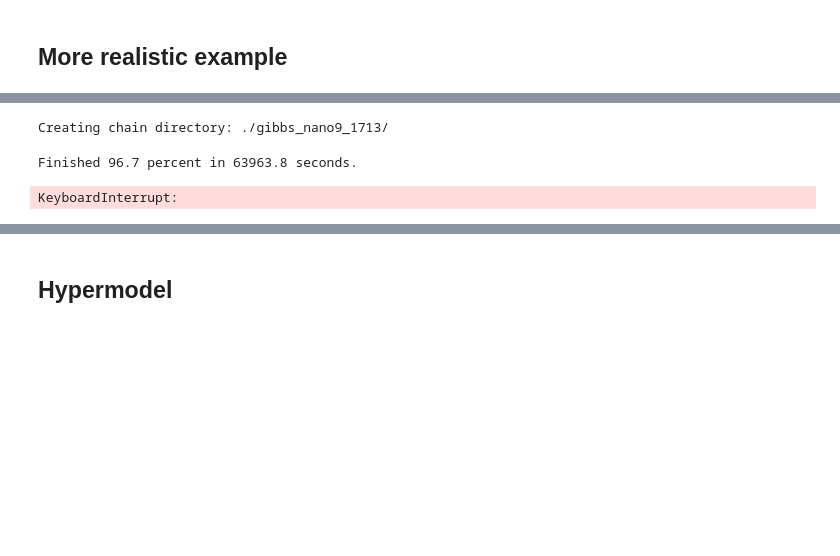
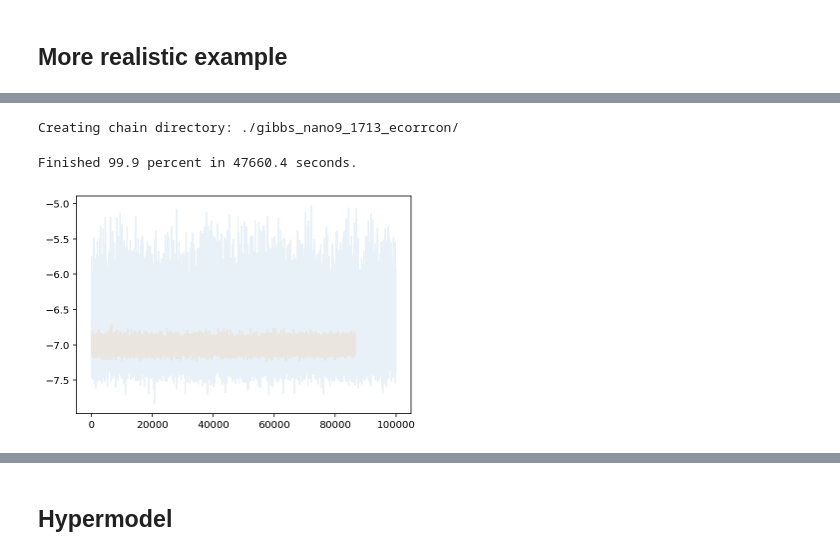
Before and after one commit to stevertaylor/pulsar_timing_gibbsspec, a Jupyter notebook: pta_gibbs_freespec.ipynb, the cells around one changed output, grey strips where cells are left out. Cells and saved outputs as stored; diff of their text form; code cells hidden in the pictures; blank space fills up the shorter version.

```diff
--- a/pta_gibbs_freespec.ipynb
+++ b/pta_gibbs_freespec.ipynb
@@ -789,9 +795,8 @@ gibbs = PTABlockGibbs(pta=pta, hypersample='conditional')
 # %%
 x0 = np.concatenate([p.sample().flatten() for p in gibbs.params])
 # %%
-gibbs.sample(x0, outdir='./gibbs_nano9_1713/',
+gibbs.sample(x0, outdir='./gibbs_nano9_1713_ecorrcon/',
              niter=100000, resume=False)
 # %% [output]
-Creating chain directory: ./gibbs_nano9_1713/
+Creating chain directory: ./gibbs_nano9_1713_ecorrcon/
-Finished 96.7 percent in 63963.8 seconds.
+Finished 99.9 percent in 47660.4 seconds.
-KeyboardInterrupt:
@@ -800 +808,6 @@ chain_gibbs_1713 = np.loadtxt('./gibbs_nano9_1713/chain.txt')
+# %%
+plt.plot(chain_gibbs_eccon_1713[100:,17], alpha=0.1);
+plt.plot(chain_gibbs_1713[100:,17], alpha=0.1);
+# %% [output]
+[figure, added]
 # %%
```
Also changed, not shown: parts of 25 cells of this notebook.
